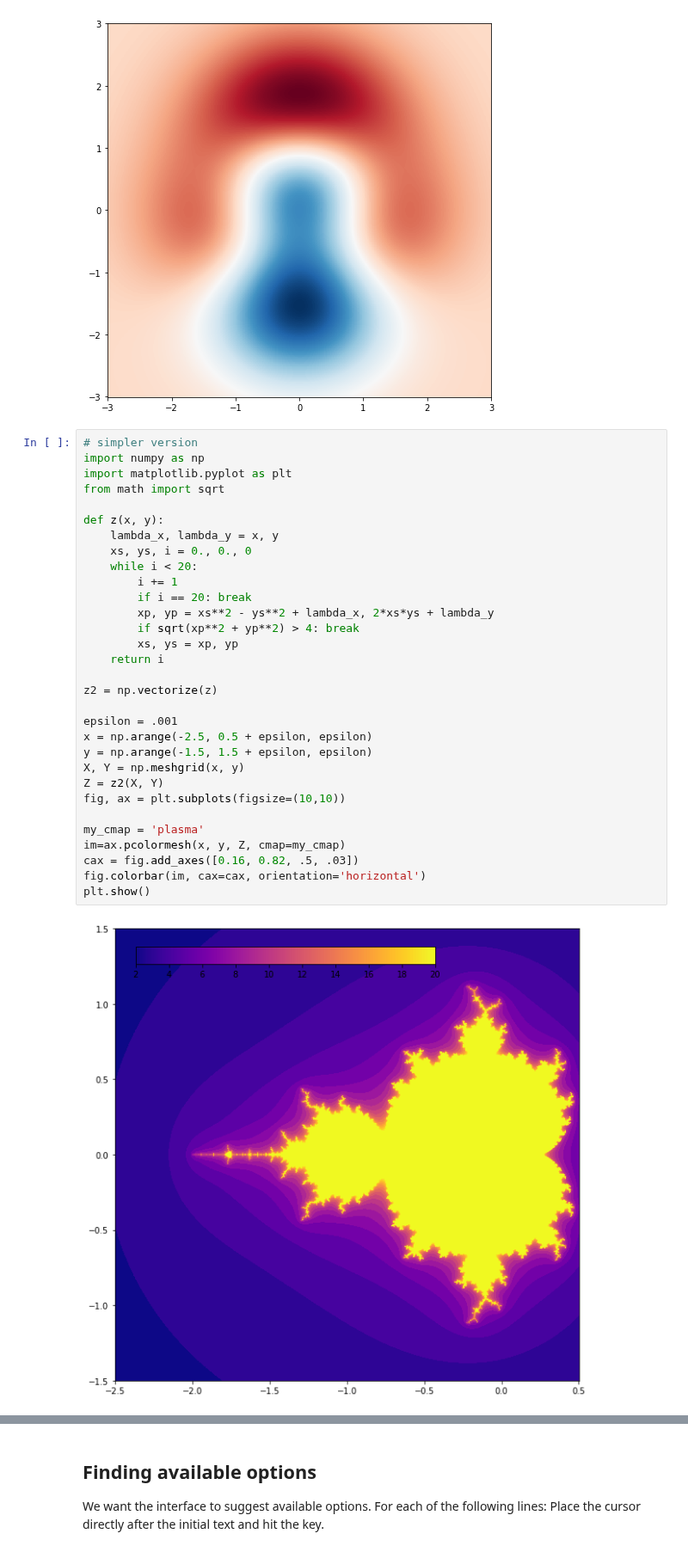
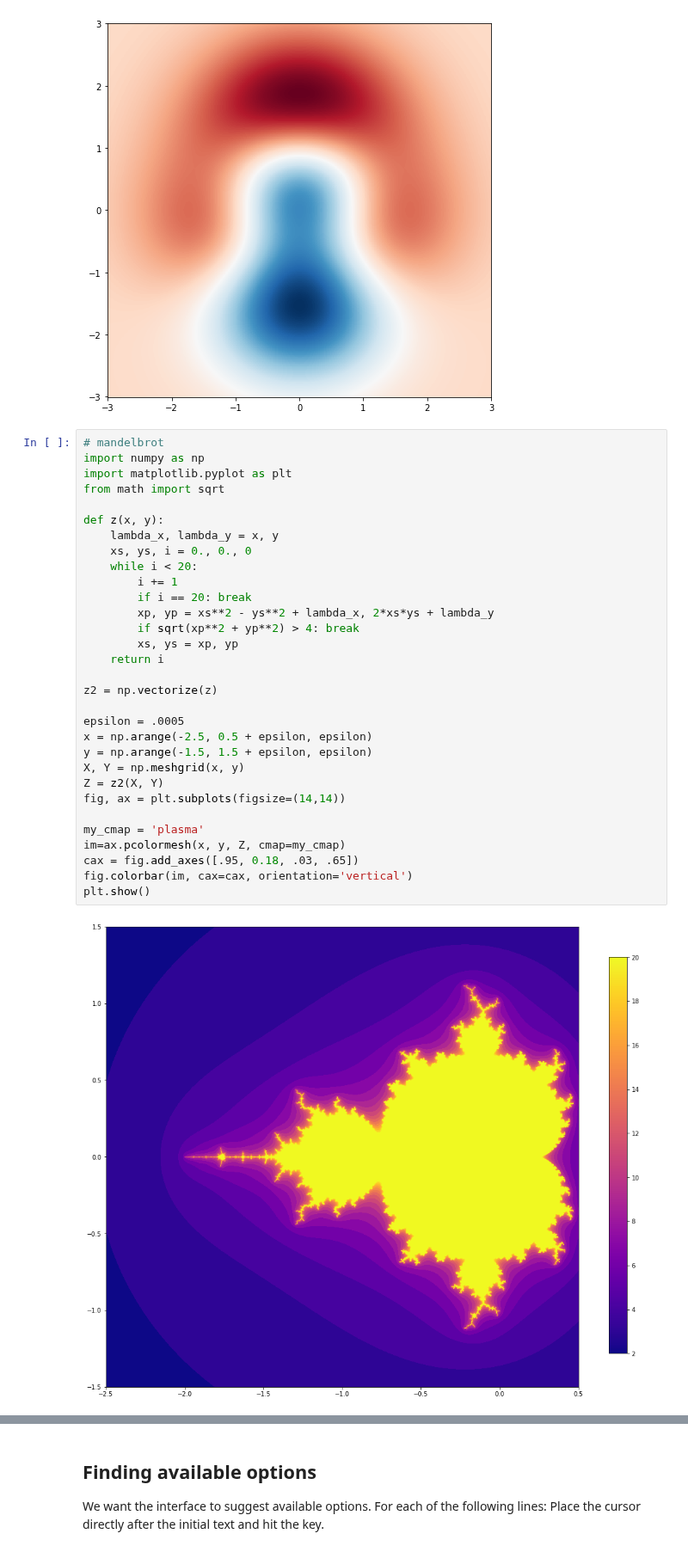
Before and after one commit to robfatland/othermathclub, a Jupyter notebook: howto.ipynb, the cells around one changed output, grey strips where cells are left out. Shown at 86% size. Cells and saved outputs as stored; diff of their text form.

```diff
--- a/howto.ipynb
+++ b/howto.ipynb
@@ -268,35 +268,35 @@ plt.show()
 # %% [output]
 [figure]
 # %%
-# simpler version
+# mandelbrot
 import numpy as np
 import matplotlib.pyplot as plt
 from math import sqrt
 
 def z(x, y):
     lambda_x, lambda_y = x, y
     xs, ys, i = 0., 0., 0
     while i < 20:
         i += 1
         if i == 20: break
         xp, yp = xs**2 - ys**2 + lambda_x, 2*xs*ys + lambda_y
         if sqrt(xp**2 + yp**2) > 4: break
         xs, ys = xp, yp
     return i
 
 z2 = np.vectorize(z)
 
-epsilon = .001
+epsilon = .0005
 x = np.arange(-2.5, 0.5 + epsilon, epsilon)
 y = np.arange(-1.5, 1.5 + epsilon, epsilon)
 X, Y = np.meshgrid(x, y)
 Z = z2(X, Y)
-fig, ax = plt.subplots(figsize=(10,10))
+fig, ax = plt.subplots(figsize=(14,14))
 
 my_cmap = 'plasma'
 im=ax.pcolormesh(x, y, Z, cmap=my_cmap)
-cax = fig.add_axes([0.16, 0.82, .5, .03])
-fig.colorbar(im, cax=cax, orientation='horizontal')
+cax = fig.add_axes([.95, 0.18, .03, .65])
+fig.colorbar(im, cax=cax, orientation='vertical')
 plt.show()
 # %% [output]
-[figure, old version]
+[figure, new version]
```
Also changed, not shown: parts of 4 cells of this notebook.
